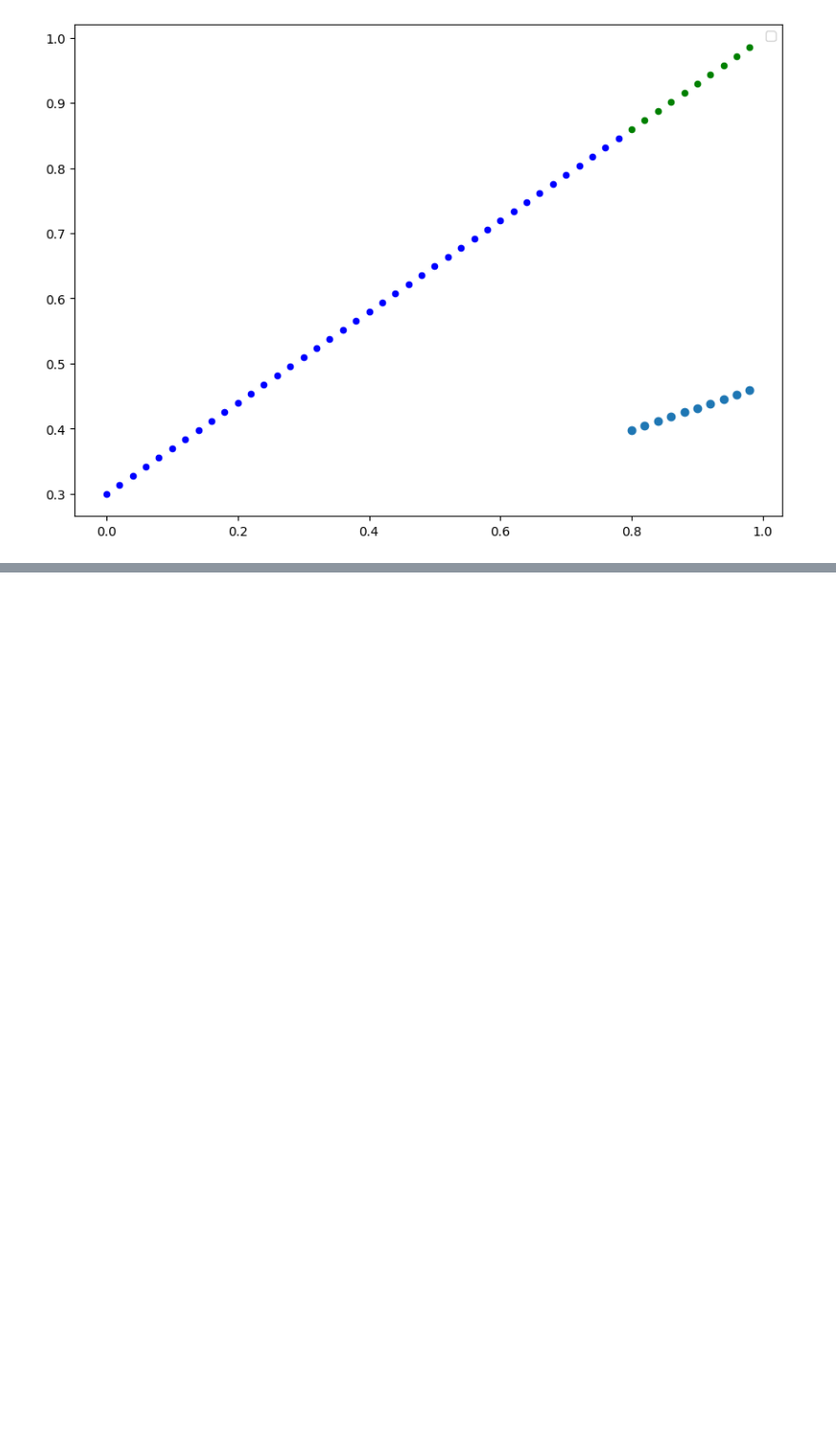
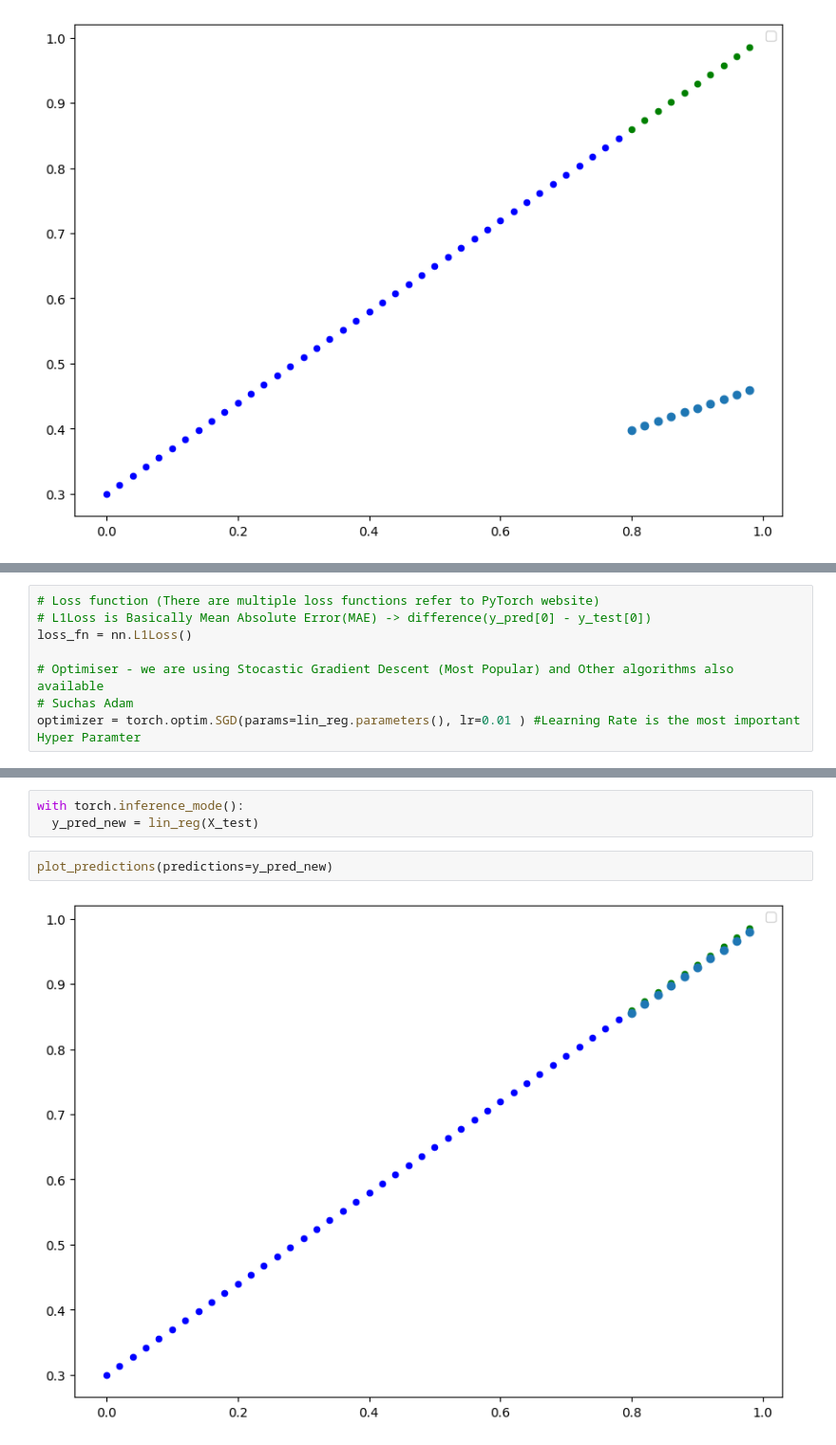
Before and after one commit to phani-x507/DeepLearning, a Jupyter notebook: 01_Pytorch_workfow.ipynb, the cells around one changed output, grey strips where cells are left out. Shown at 95% size. Cells and saved outputs as stored; diff of their text form; blank space fills up the shorter version.

```diff
--- a/01_Pytorch_workfow.ipynb
+++ b/01_Pytorch_workfow.ipynb
@@ -164,0 +174,8 @@ plot_predictions(predictions=y_preds)
+# %%
+# Loss function (There are multiple loss functions refer to PyTorch website)
+# L1Loss is Basically Mean Absolute Error(MAE) -> difference(y_pred[0] - y_test[0])
+loss_fn = nn.L1Loss()
+
+# Optimiser - we are using Stocastic Gradient Descent (Most Popular) and Other algorithms also available
+# Suchas Adam
+optimizer = torch.optim.SGD(params=lin_reg.parameters(), lr=0.01 ) #Learning Rate is the most important Hyper Paramter
@@ -164,0 +239,7 @@ plot_predictions(predictions=y_preds)
+# %%
+with torch.inference_mode():
+  y_pred_new = lin_reg(X_test)
+# %%
+plot_predictions(predictions=y_pred_new)
+# %% [output]
+[figure, added]
```
Also changed, not shown: parts of 6 cells of this notebook.
